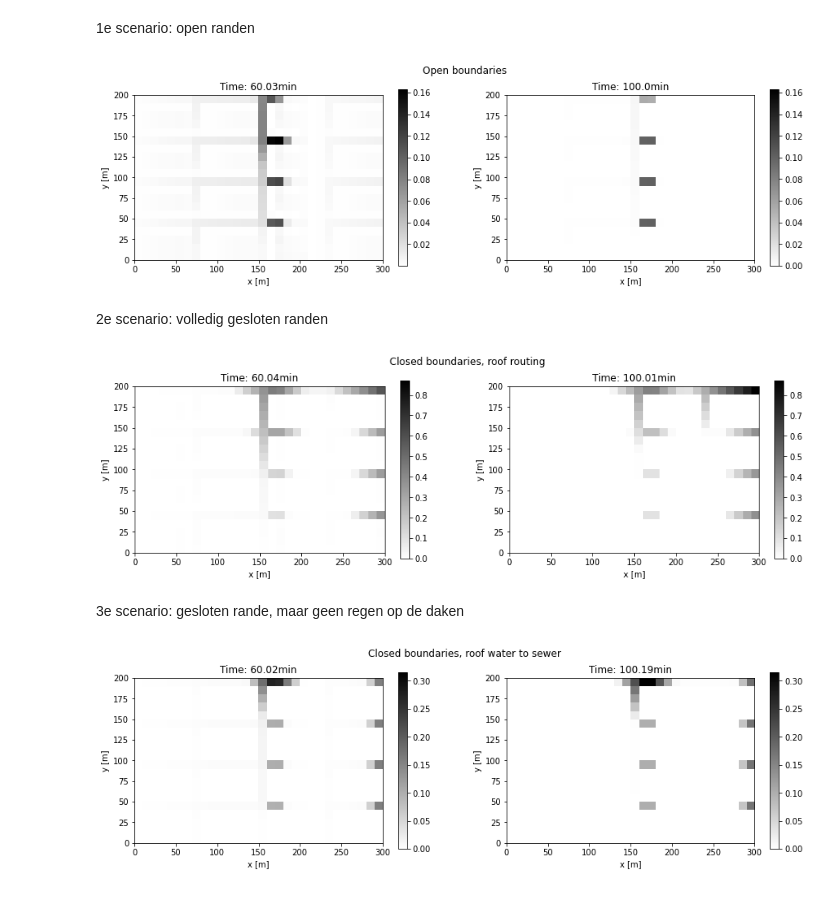
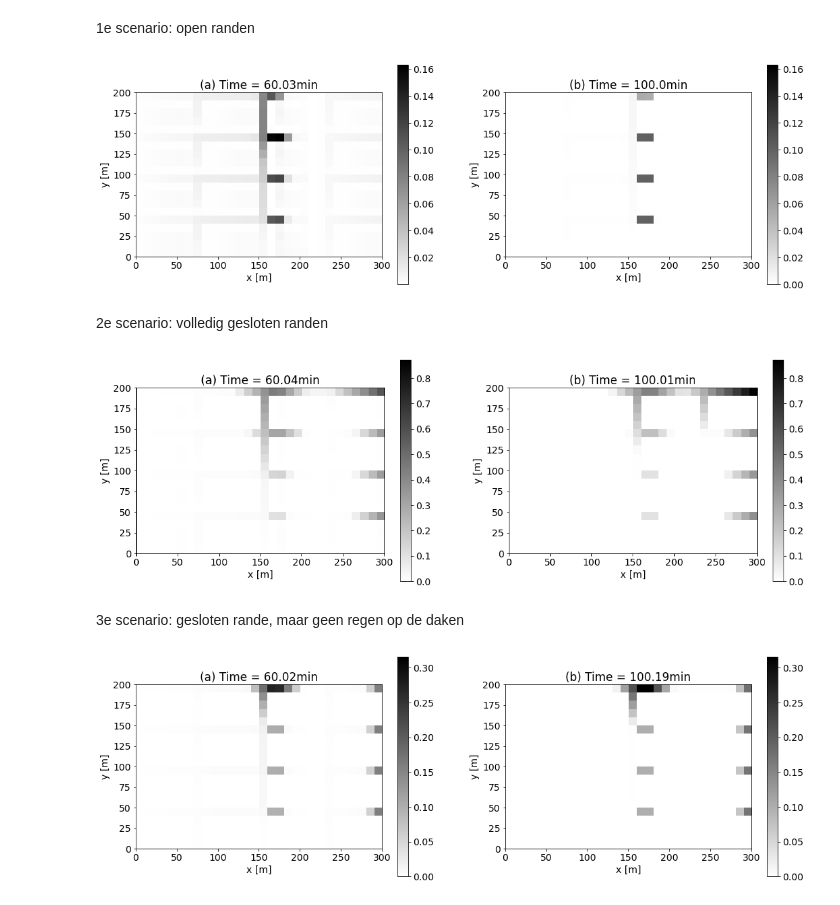
Before and after one commit to olivierbonte/Project_Spatio_Temporele_2, a Jupyter notebook: Gebouwen_scenario.ipynb, the cells around one changed output. Saved outputs shown, nothing was run; the diff lists cells and outputs as text; code cells hidden in the pictures.

```diff
--- a/Gebouwen_scenario.ipynb
+++ b/Gebouwen_scenario.ipynb
@@ -13,6 +13,8 @@ import numpy as np
 import matplotlib.pyplot as plt
 import matplotlib.animation as animation
 from IPython import display
+
+plt.rcParams['font.size'] = '14'
 # %% [markdown]
 ## 1: routing op de daken
 # %%
@@ -676,8 +678,9 @@ locs
 
 max_depth = np.max(depths_list_bis)
 
-plt.figure(figsize = (15,4))
-plt.suptitle('Open boundaries',ha = 'center')
+plt.figure(figsize = (18,6))
+#plt.suptitle('Open boundaries',ha = 'center')
+letters = ['(a)','(b)']
 for i in range(len(locs)):
     plt.subplot(1,2,i+1)
     hoogtes = depths_list_bis[locs[i]]
@@ -685,10 +688,11 @@ for i in range(len(locs)):
 np.min(ys)-deltay/2,np.max(ys)+deltay/2], aspect = 'equal')
     plt.xlabel('x [m]')
     plt.ylabel('y [m]')
-    plt.title('Time: '+ str(np.round(t_list_min[locs[i]],2)) + 'min')
+    plt.title(letters[i] + ' Time = '+ str(np.round(t_list_min[locs[i]],2)) + 'min')
     plt.colorbar()
+plt.savefig('Afbeeldingen/scenario2a.png',dpi = 300)
 # %% [output]
-[figure, old version]
+[figure, new version]
 # %% [markdown]
 2e scenario: volledig gesloten randen
 # %%
@@ -701,8 +705,9 @@ locs
 
 max_depth = np.max(depths_list_closed_bis)
 
-plt.figure(figsize = (15,4))
-plt.suptitle('Closed boundaries, roof routing',ha = 'center')
+
+plt.figure(figsize = (18,6))
+#plt.suptitle('Closed boundaries, roof routing',ha = 'center')
 for i in range(len(locs)):
     plt.subplot(1,2,i+1)
     hoogtes = depths_list_closed_bis[locs[i]]
@@ -710,32 +715,35 @@ for i in range(len(locs)):
 np.min(ys)-deltay/2,np.max(ys)+deltay/2], aspect = 'equal')
     plt.xlabel('x [m]')
     plt.ylabel('y [m]')
-    plt.title('Time: '+ str(np.round(t_list_min_closed[locs[i]],2)) + 'min')
+    plt.title(letters[i] + ' Time = '+ str(np.round(t_list_min_closed[locs[i]],2)) + 'min')
     plt.colorbar()
+plt.savefig('Afbeeldingen/scenario2b.png',dpi = 300)
 # %% [output]
-[figure, old version]
+[figure, new version]
 # %% [markdown]
 3e scenario: gesloten rande, maar geen regen op de daken
 # %%
 times_interest = [60,100]
 locs = []
 for i in range(len(times_interest)):
     locations = np.where(np.array(t_list_min_closed_riolering) > times_interest[i])
     locs.append(locations[0][0])
 locs
 
 max_depth = np.max(depths_list_closed_riolering_bis)
 
-plt.figure(figsize = (15,4))
-plt.suptitle('Closed boundaries, roof water to sewer',ha = 'center')
+
+plt.figure(figsize = (18,6))
+#plt.suptitle('Closed boundaries, roof water to sewer',ha = 'center')
 for i in range(len(locs)):
     plt.subplot(1,2,i+1)
     hoogtes = depths_list_closed_riolering_bis[locs[i]]
     plt.imshow(np.flipud(hoogtes), vmax = max_depth, cmap = 'binary', extent = [np.min(xs)-deltax/2, np.max(xs)+deltax/2,
 np.min(ys)-deltay/2,np.max(ys)+deltay/2], aspect = 'equal')
     plt.xlabel('x [m]')
     plt.ylabel('y [m]')
-    plt.title('Time: '+ str(np.round(t_list_min_closed_riolering[locs[i]],2)) + 'min')
+    plt.title(letters[i] + ' Time = '+ str(np.round(t_list_min_closed_riolering[locs[i]],2)) + 'min')
     plt.colorbar()
+plt.savefig('Afbeeldingen/scenario2c.png',dpi = 300)
 # %% [output]
-[figure, old version]
+[figure, new version]
```
Also changed, not shown: parts of 1 cell of this notebook, 12 other files.
